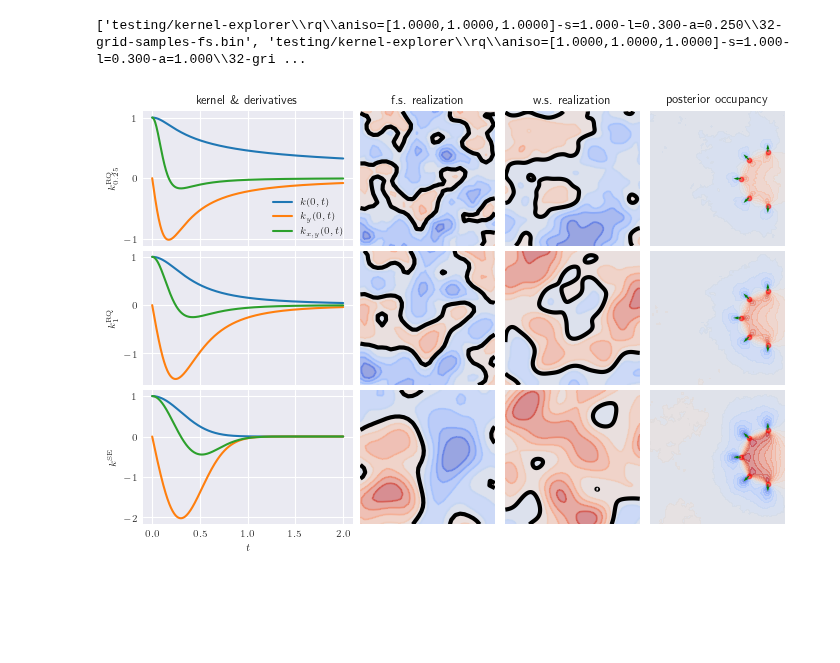
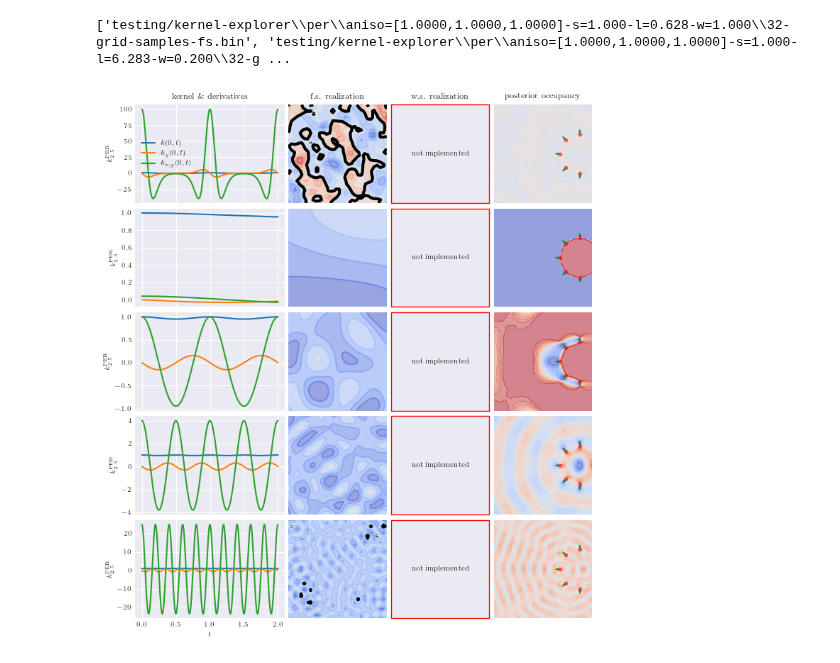
Before and after one commit to daseyb/tungsten, a Jupyter notebook: data/kernel-explorer.vis.ipynb, the cells around one changed output. Drawn from its saved outputs; the diff is of its cells as text; code cells hidden in the pictures; blank space fills up the shorter version.

```diff
--- a/data/kernel-explorer.vis.ipynb
+++ b/data/kernel-explorer.vis.ipynb
@@ -90,11 +90,12 @@ def plot_kernel(file, ax_kernel):
     ax_kernel.grid()
     ax_kernel.plot(ts, kernel, label="$k(0,t)$")
     ax_kernel.plot(ts, kernel_dx, label="$k_y(0,t)$")
-    ax_kernel.plot(ts, kernel_dxdy/kernel_dxdy[0], label="$k_{x,y}(0,t)$")
+    ax_kernel.plot(ts, kernel_dxdy, label="$k_{x,y}(0,t)$")
 
 kernels = list(glob.glob("testing/kernel-explorer/*/*/32-grid-samples-fs.bin"))
 
-kernels = [k for k in kernels if "rq" in k or "se" in k]
+#kernels = [k for k in kernels if "rq" in k or "se" in k]
+kernels = [k for k in kernels if "per" in k]
 
 print(kernels)
 
@@ -105,41 +106,52 @@ with plt.style.context("seaborn-v0_8-dark"):
     plt.rcParams.update(params)
 
     fig, axs = plt.subplots(len(kernels), 4, figsize=(7, len(kernels)*7/4.5), width_ratios=[1.5, 1, 1, 1], sharex="col")
+    axs = np.atleast_2d(axs)
 
     for i, kernel in enumerate(kernels):
         with open(kernel.replace("32-grid-samples-fs.bin", "label.txt")) as f:
             axs[i][0].set_ylabel(f.readlines()[0].replace("(", "{").replace(")", "}"))
 
         plot_kernel(kernel, axs[i][0])
         if i == 0:
             axs[i][0].legend()
             axs[i][0].set_title("kernel \& derivatives")
             axs[i][1].set_title("f.s. realization")
             axs[i][2].set_title("w.s. realization")
             axs[i][3].set_title("posterior occupancy")
 
         if i == len(kernels)-1:
             axs[i][0].set_xlabel("$t$")
 
         plot_prior(kernel.replace("grid-samples-fs", "grid-samples-fs"), axs[i][1])
         if(os.path.exists(kernel.replace("grid-samples-fs", "grid-samples-ws"))):
             plot_prior(kernel.replace("grid-samples-fs", "grid-samples-ws"), axs[i][2])
         else:
             axs[i][2].set_xlim(-1,1)
             axs[i][2].set_ylim(-1,1)
+            axs[i][2].set_aspect("equal")
             axs[i][2].set_xticks([])
             axs[i][2].set_yticks([])
-            axs[i][2].text(0,0,'non-stationary',
-                ha='center', va='center')
+            axs[i][2].text(0,0,'not implemented',ha='center', va='center')
             axs[i][2].patch.set_edgecolor('red')
             axs[i][2].patch.set_linewidth(1)
 
         if(os.path.exists(kernel.replace("grid-samples-fs", "grid-samples-cond"))):
             plot_posterior(kernel, axs[i][3], None)
+        else:
+            axs[i][3].set_xlim(-1,1)
+            axs[i][3].set_ylim(-1,1)
+            axs[i][3].set_aspect("equal")
+            axs[i][3].set_xticks([])
+            axs[i][3].set_yticks([])
+            axs[i][3].text(0,0,'failed to compute', ha='center', va='center')
+            axs[i][3].patch.set_edgecolor('red')
+            axs[i][3].patch.set_linewidth(1)
 
     fig.tight_layout(pad=0.5)
     #fig.subplots_adjust(wspace=0.05, hspace=0.05)
-    fig.savefig("figures/kernel-explorer.pdf", bbox_inches='tight',pad_inches = 0, dpi = 300)
+    #fig.savefig("figures/kernel-explorer.pdf", bbox_inches='tight',pad_inches = 0, dpi = 300)
+    plt.show()
 # %% [output]
-['testing/kernel-explorer\\rq\\aniso=[1.0000,1.0000,1.0000]-s=1.000-l=0.300-a=0.250\\32-grid-samples-fs.bin', 'testing/kernel-explorer\\rq\\aniso=[1.0000,1.0000,1.0000]-s=1.000-l=0.300-a=1.000\\32-gri ...
+['testing/kernel-explorer\\per\\aniso=[1.0000,1.0000,1.0000]-s=1.000-l=0.628-w=1.000\\32-grid-samples-fs.bin', 'testing/kernel-explorer\\per\\aniso=[1.0000,1.0000,1.0000]-s=1.000-l=6.283-w=0.200\\32-g ...
-[figure, old version]
+[figure, new version]
```
Also changed, not shown: 2 other files.
